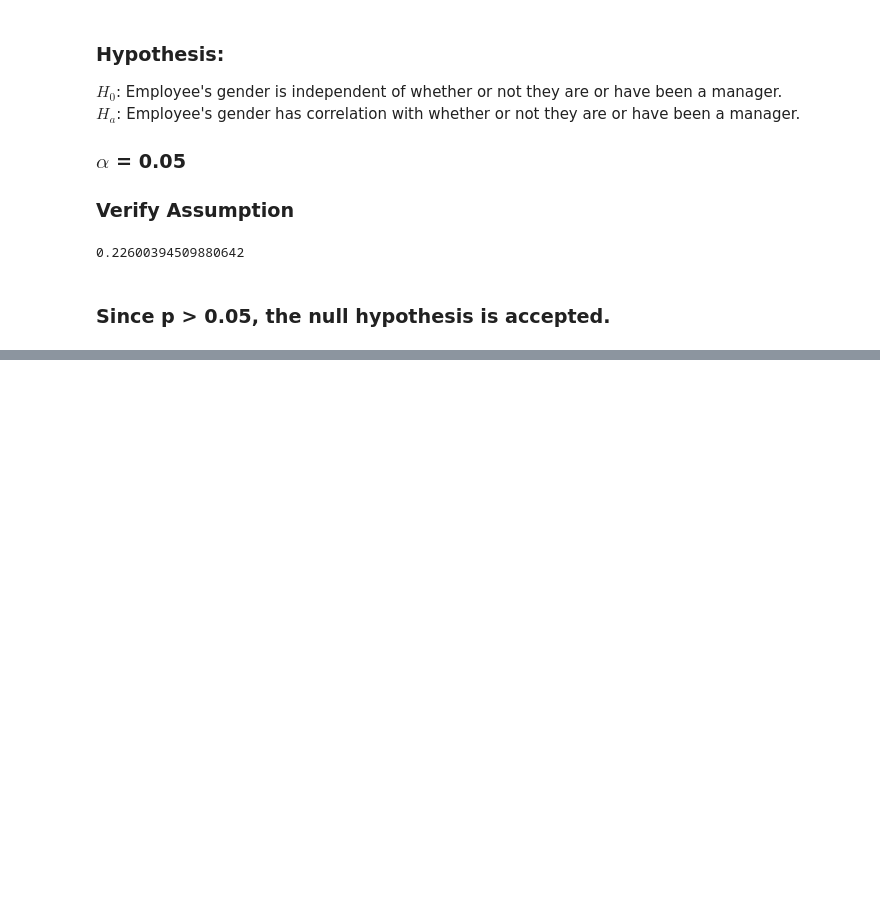
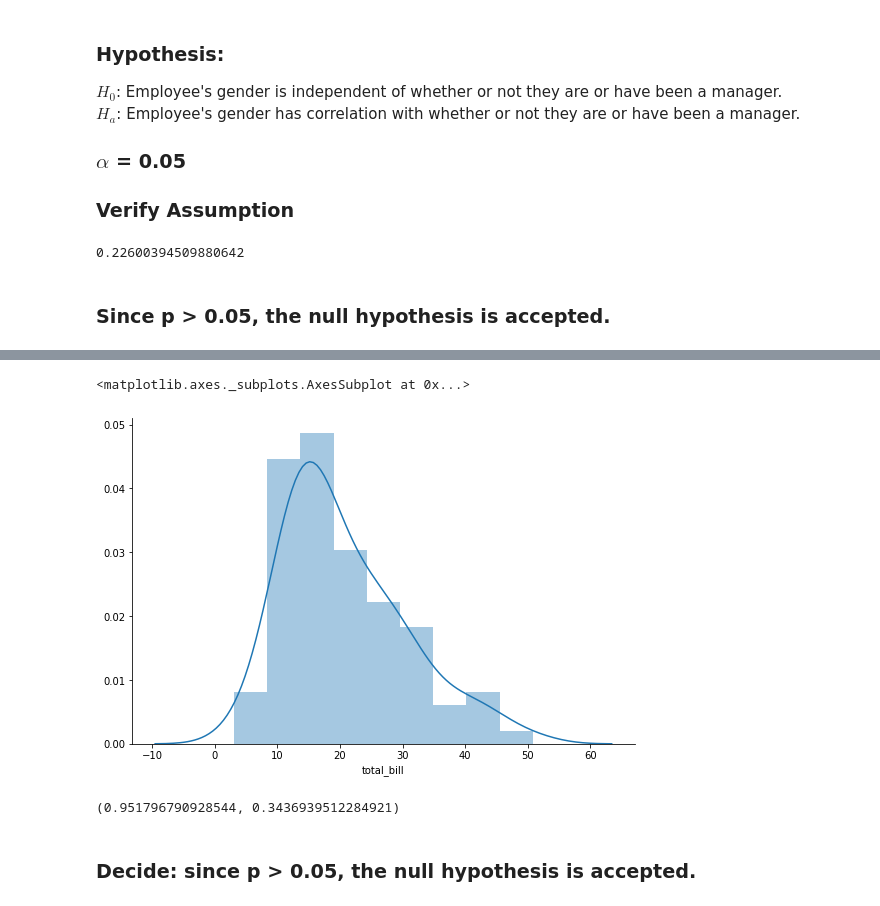
Before and after one commit to Yongliang-Shi/statistics-exercises, a Jupyter notebook: hypothesis_testing.ipynb, the cells around one changed output, grey strips where cells are left out. Cells and saved outputs as stored; diff of their text form; code cells hidden in the pictures; blank space fills up the shorter version.

```diff
--- a/hypothesis_testing.ipynb
+++ b/hypothesis_testing.ipynb
@@ -1338,0 +1417,4 @@ p
+# %%
+boolean = (tips.smoker == 'Yes')
+smoker = tips[boolean]
+smoker.head()
@@ -1338,0 +1428,18 @@ p
+# %%
+sns.distplot(smoker.total_bill)
+# %% [output]
+<matplotlib.axes._subplots.AxesSubplot at 0x...>
+[figure, added]
+# %%
+smoker_total_bill = smoker.total_bill
+smoker_total_bill
+
+overall_total_bill_mean = tips.total_bill.mean()
+overall_total_bill_mean
+
+t,p = stats.ttest_1samp(smoker_total_bill, overall_total_bill_mean)
+t,p
+# %% [output]
+(0.951796790928544, 0.3436939512284921)
+# %% [markdown]
+### Decide: since p > 0.05, the null hypothesis is accepted.
```
Also changed, not shown: parts of 23 cells of this notebook.
